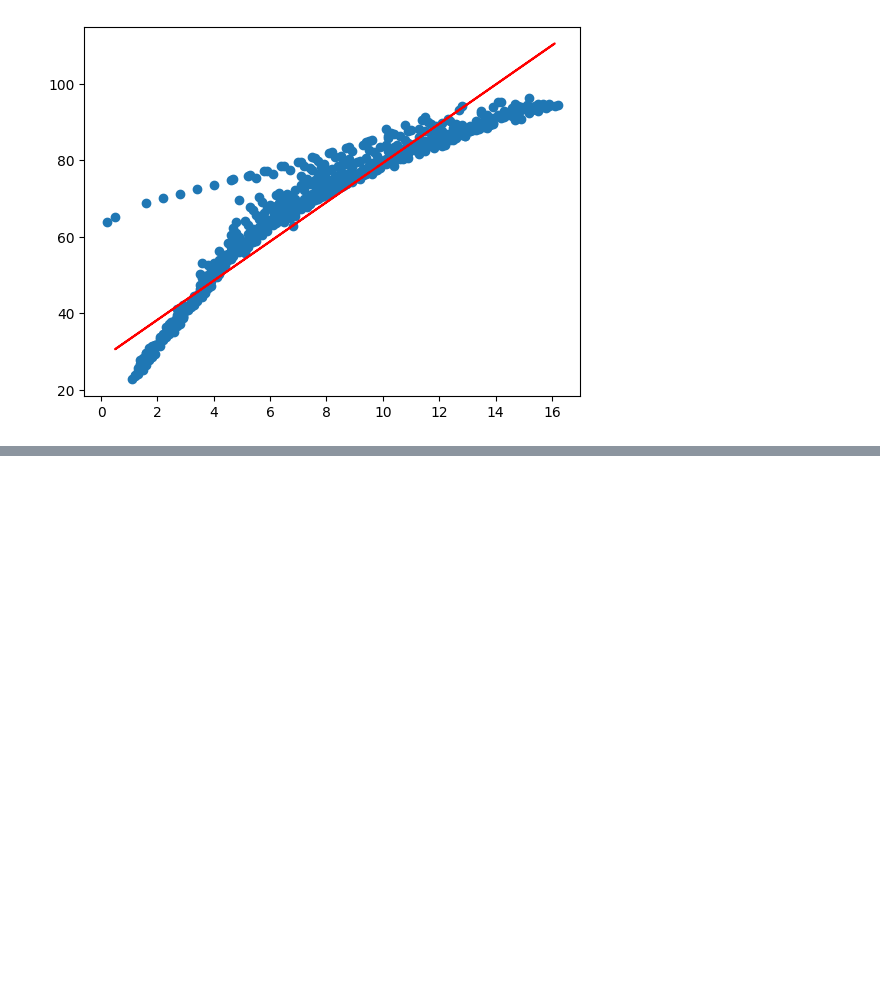
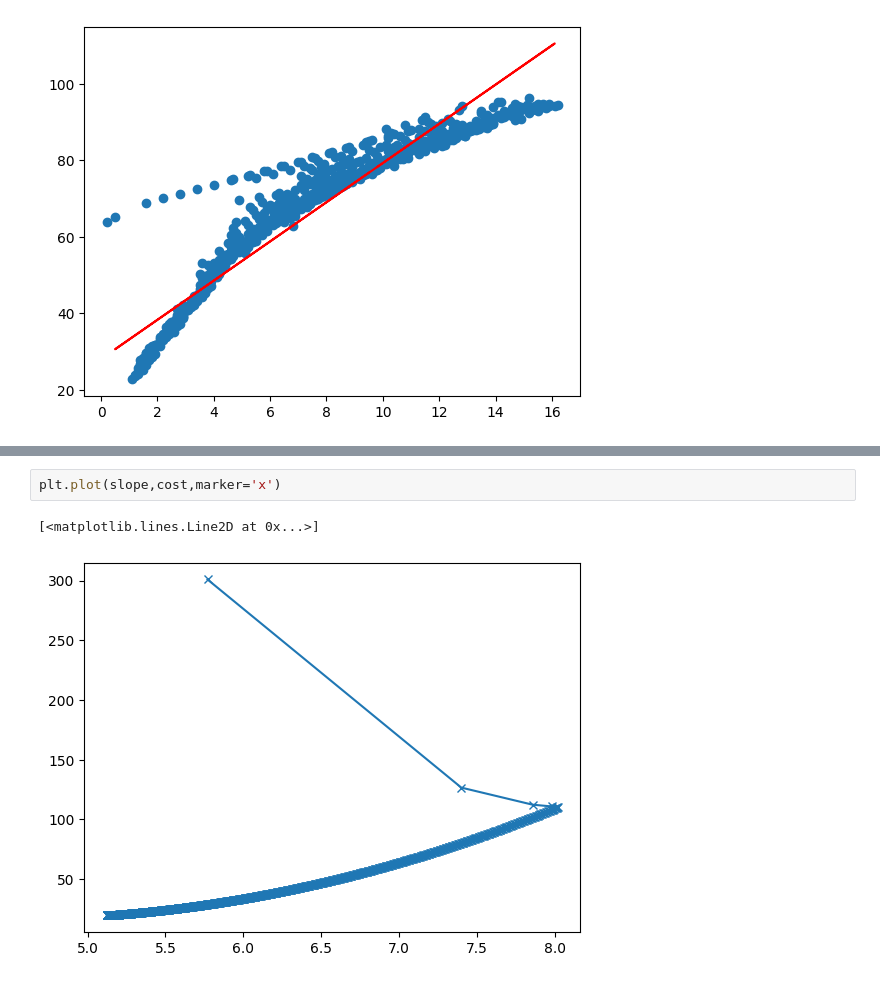
Before and after one commit to mostafizcse007/Machine-Learning, a Jupyter notebook: Week 3/SLR_Gradient_Descent_scratch.ipynb, the cells around one changed output, grey strips where cells are left out. Saved outputs shown, nothing was run; the diff lists cells and outputs as text; blank space fills up the shorter version.

```diff
--- a/Week 3/SLR_Gradient_Descent_scratch.ipynb
+++ b/Week 3/SLR_Gradient_Descent_scratch.ipynb
@@ -74,0 +88,5 @@ plt.show()
+# %%
+plt.plot(slope,cost,marker='x')
+# %% [output]
+[<matplotlib.lines.Line2D at 0x...>]
+[figure, added]
```
Also changed, not shown: parts of 4 cells of this notebook, 1 other file.
